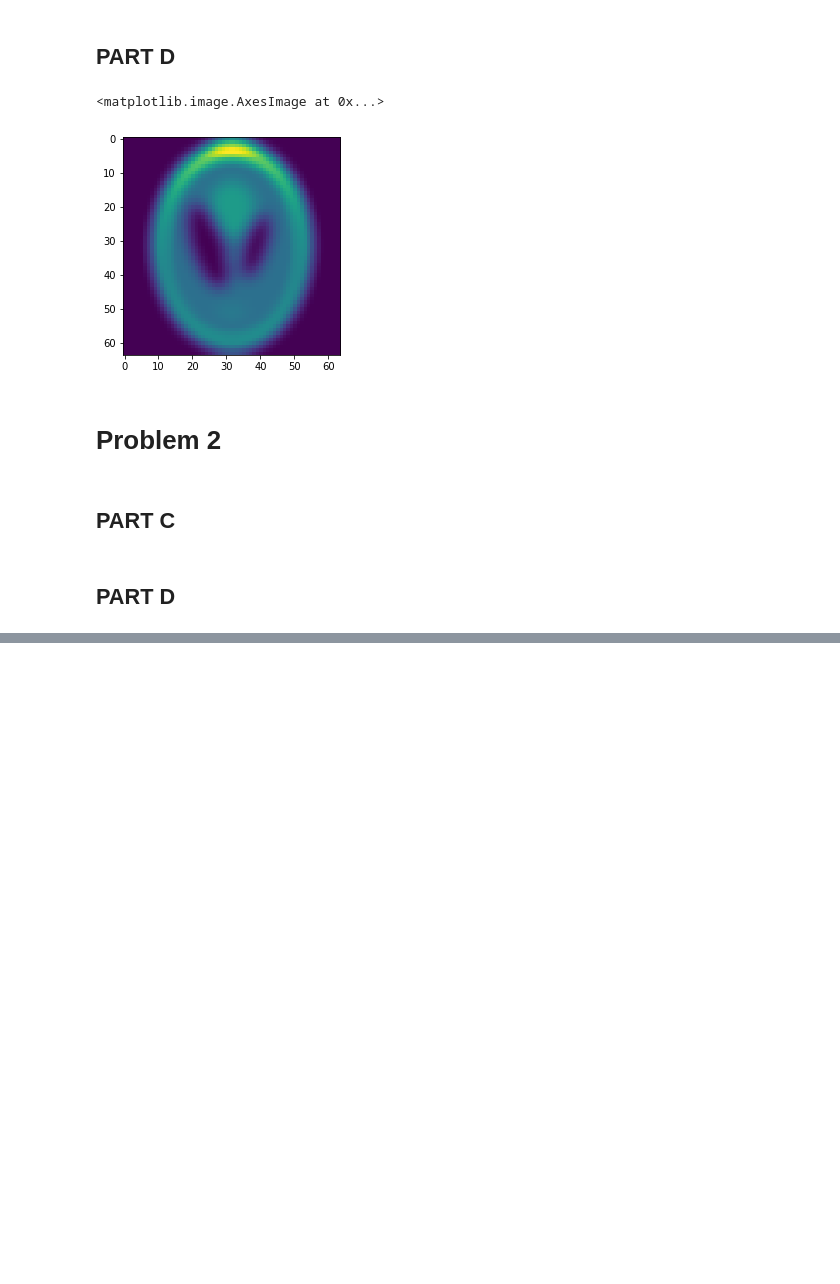
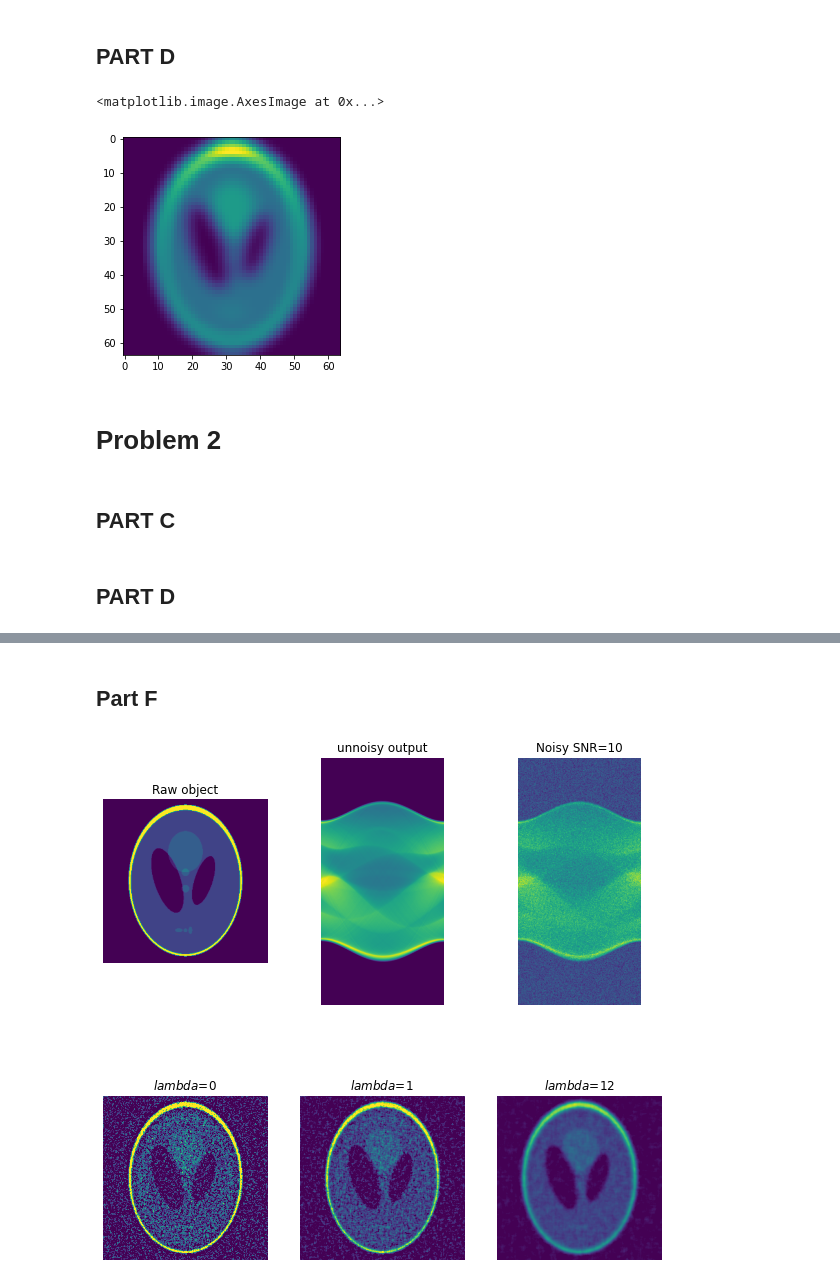
Before and after one commit to masa512/ece558, a Jupyter notebook: HW6.ipynb, the cells around one changed output, grey strips where cells are left out. Saved outputs shown, nothing was run; the diff lists cells and outputs as text; code cells hidden in the pictures; blank space fills up the shorter version.

```diff
--- a/HW6.ipynb
+++ b/HW6.ipynb
@@ -204,0 +300,53 @@ Y_clean = noise_up
+# %% [markdown]
+## Part F
+# %%
+# Image
+X = resize(shepp_logan_phantom(), (256,256))
+
+# Define kernel
+d1 = [-1,0,1]
+d2 = [-1,0,1]
+D1,D2 = Dkernel(d1,d2)
+
+# Noise up the image
+theta = np.arange(180)
+Y_clean = radon(X, theta=theta, circle=False)
+SNR = 10
+Y_noisy = noise_up(Y_clean,SNR=SNR)
+
+# Initiate the solver object
+lmbds = [0,1,12] # Adjust this parameter
+Xs = [] # List of outputs
+Nt = 10 # Adjust this parameter
+crit = 0.001 # MSE Criterion
+
+for lmbd in lmbds:
+  solver = cgtomtik(theta,D1,D2,lmbd)
+  o = solver.optimize(np.random.rand(X.shape[0],X.shape[1]),Y_noisy,Nt,crit)
+  Xs.append(o)
+
+# Plot the different outputs
+f,axes = plt.subplots(2,3,figsize=(10,10))
+a = np.ravel(axes)
+
+a[0].imshow(X)
+a[0].set_title('Raw object')
+
+a[1].imshow(Y_clean)
+a[1].set_title('unnoisy output')
+
+a[2].imshow(Y_noisy)
+a[2].set_title(f'Noisy SNR={SNR}')
+
+a[3].imshow(Xs[0],vmin=0,vmax=1)
+a[3].set_title(f'$lambda$={lmbds[0]}')
+
+a[4].imshow(Xs[1],vmin=0,vmax=1)
+a[4].set_title(f'$lambda$={lmbds[1]}')
+
+a[5].imshow(Xs[2],vmin=0,vmax=1)
+a[5].set_title(f'$lambda$={lmbds[2]}')
+
+k = [axi.set_axis_off() for axi in a]
+# %% [output]
+[figure, added]
```
Also changed, not shown: parts of 5 cells of this notebook.
